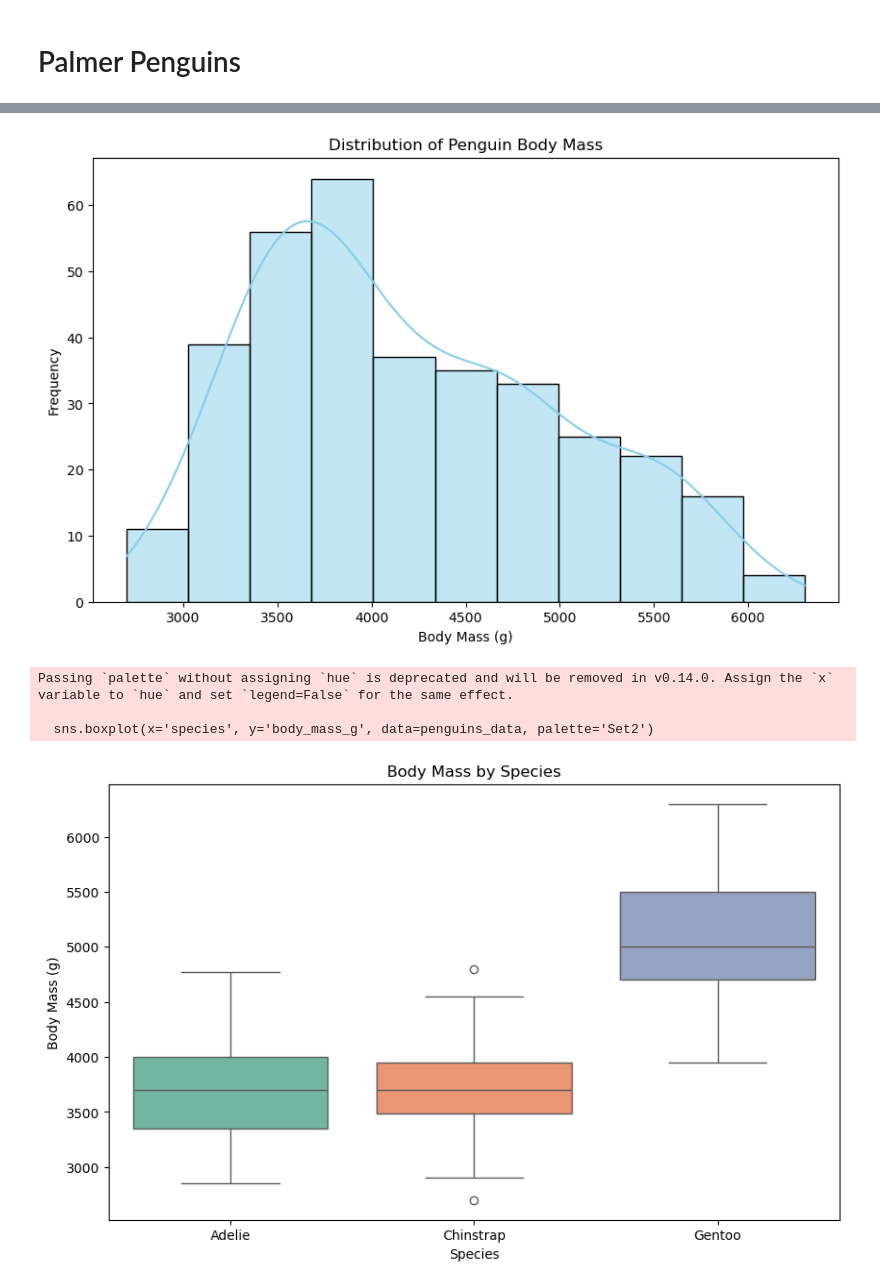
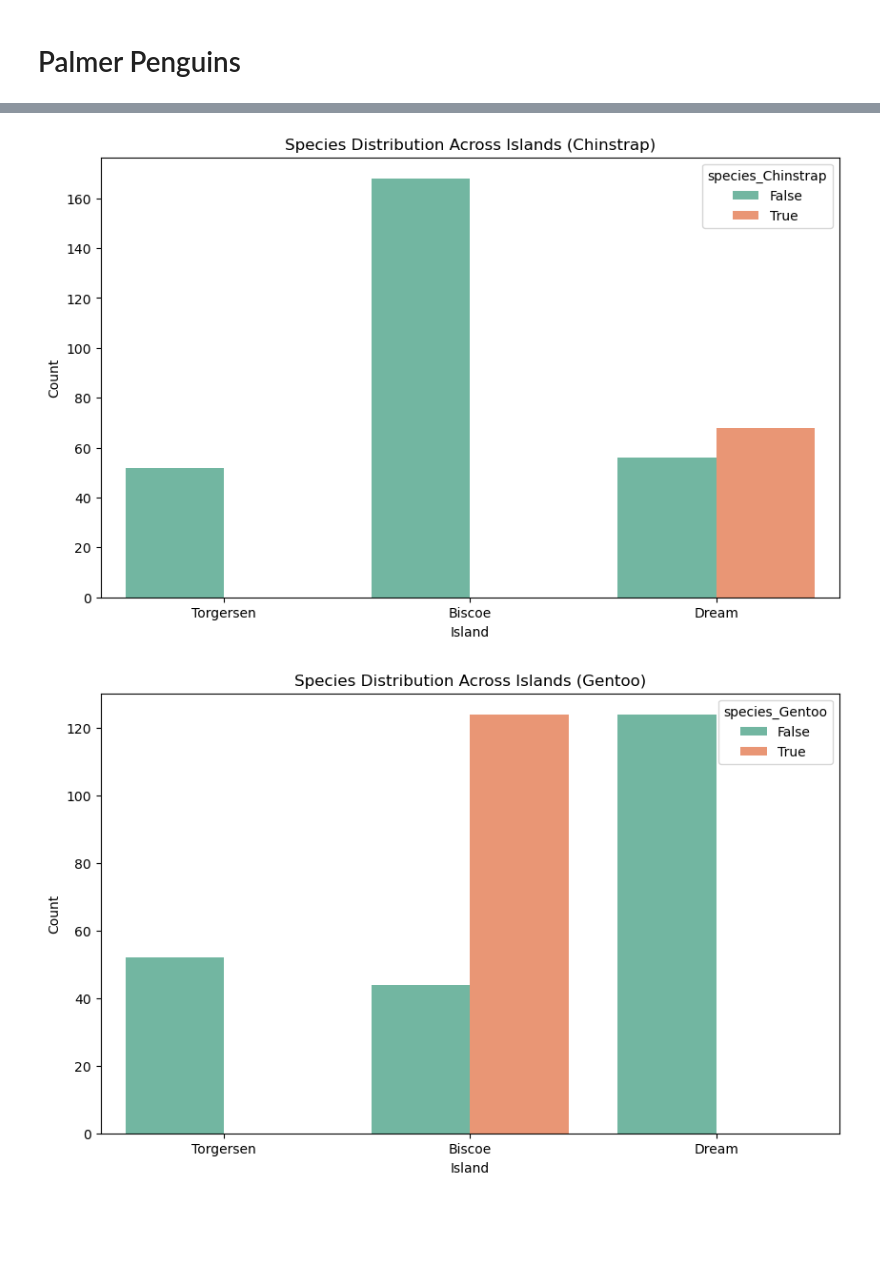
Before and after one commit to MiltonGreat/Palmer-Penguins, a Jupyter notebook: Palmer Penguins.ipynb, the cells around one changed output, grey strips where cells are left out. Drawn from its saved outputs; the diff is of its cells as text; code cells hidden in the pictures; blank space fills up the shorter version.

```diff
--- a/Palmer Penguins.ipynb
+++ b/Palmer Penguins.ipynb
@@ -53,0 +64,24 @@ max           59.600000        21.500000         231.000000  6300.000000
+# %%
+# Handle Outliers
+# We will use Z-scores to identify outliers in the numerical columns and remove them
+from scipy.stats import zscore
+
+# Select the numerical columns for outlier detection
+numerical_columns = ['culmen_length_mm', 'culmen_depth_mm', 'flipper_length_mm', 'body_mass_g']
+
+# Calculate Z-scores
+z_scores = np.abs(zscore(penguins_data[numerical_columns]))
+
+# Define a threshold for outliers (typically, a Z-score greater than 3 is considered an outlier)
+outlier_threshold = 3
+outliers = (z_scores > outlier_threshold).all(axis=1)
+
+# Remove rows with outliers
+penguins_data = penguins_data[~outliers]
+# %%
+# Encode Categorical Variables
+# Perform one-hot encoding for the 'species' column
+penguins_data_encoded = pd.get_dummies(penguins_data, columns=['species'], drop_first=True)
+
+# Check if encoding was successful
+print(penguins_data_encoded.columns)
@@ -54,22 +194,19 @@ max           59.600000        21.500000         231.000000  6300.000000
 # %%
-# Step 7: Visualize the distribution of numerical variables (e.g., body mass)
+# Visualize species distribution across islands using the encoded species columns
 plt.figure(figsize=(10, 6))
-sns.histplot(penguins_data['body_mass_g'], kde=True, color='skyblue')
-plt.title('Distribution of Penguin Body Mass')
-plt.xlabel('Body Mass (g)')
-plt.ylabel('Frequency')
+sns.countplot(x='island', hue='species_Chinstrap', data=penguins_data_encoded, palette='Set2')
+plt.title('Species Distribution Across Islands (Chinstrap)')
+plt.xlabel('Island')
+plt.ylabel('Count')
 plt.show()
 
-# Step 8: Boxplot of body mass by species
+# Alternatively, I can plot for the Gentoo species as well
 plt.figure(figsize=(10, 6))
-sns.boxplot(x='species', y='body_mass_g', data=penguins_data, palette='Set2')
-plt.title('Body Mass by Species')
-plt.xlabel('Species')
-plt.ylabel('Body Mass (g)')
+sns.countplot(x='island', hue='species_Gentoo', data=penguins_data_encoded, palette='Set2')
+plt.title('Species Distribution Across Islands (Gentoo)')
+plt.xlabel('Island')
+plt.ylabel('Count')
 plt.show()
 # %% [output]
-[figure, old version]
+[figure, new version]
-Passing `palette` without assigning `hue` is deprecated and will be removed in v0.14.0. Assign the `x` variable to `hue` and set `legend=False` for the same effect.
-
-  sns.boxplot(x='species', y='body_mass_g', data=penguins_data, palette='Set2')
-[figure, old version]
+[figure, new version]
```
Also changed, not shown: parts of 7 cells of this notebook.
